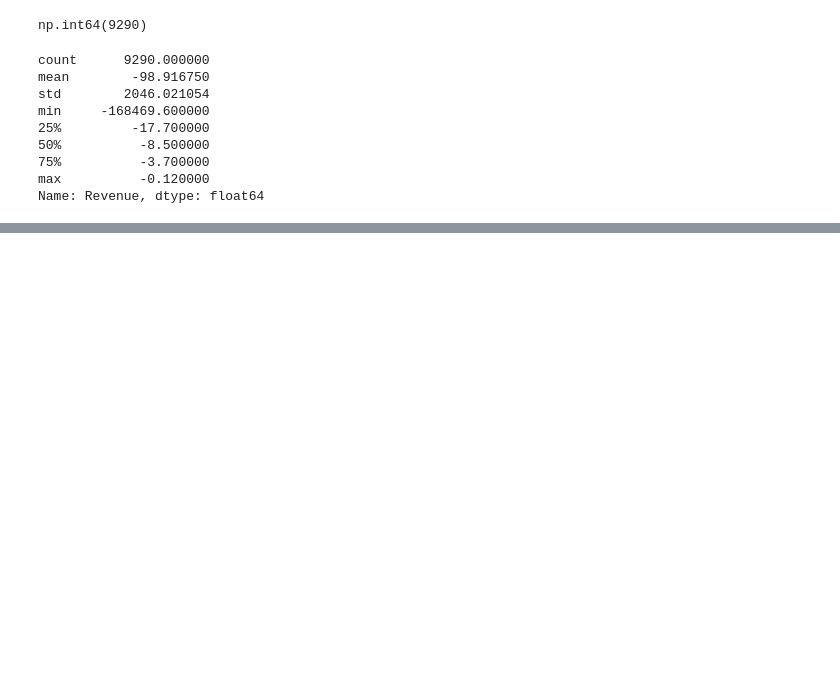
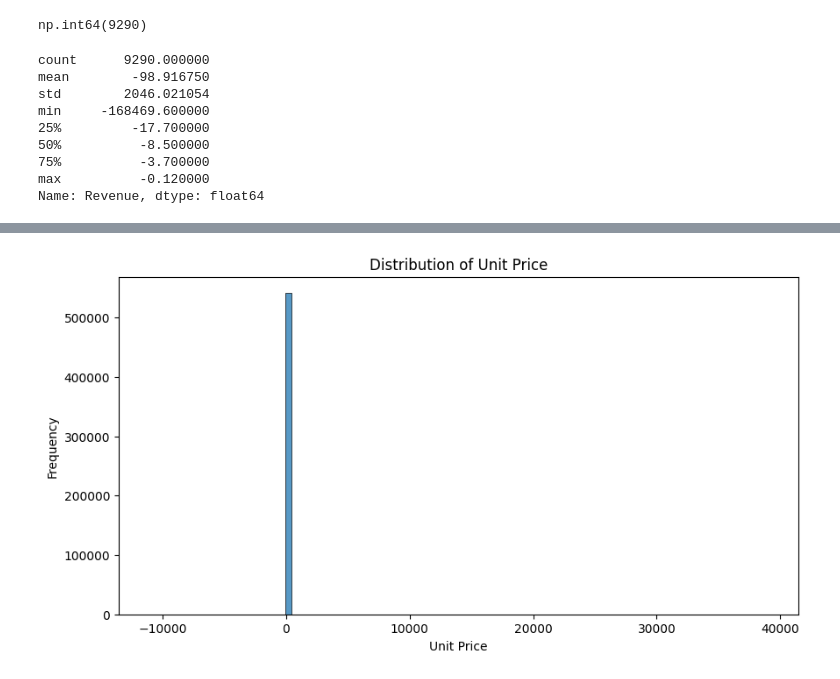
Before and after one commit to greeshavaishnavi09/E-Commerce_Customer_Segmentation, a Jupyter notebook: research/02_eda.ipynb, the cells around one changed output, grey strips where cells are left out. Cells and saved outputs as stored; diff of their text form; code cells hidden in the pictures; blank space fills up the shorter version.

```diff
--- a/research/02_eda.ipynb
+++ b/research/02_eda.ipynb
@@ -329,0 +350,16 @@ Name: Revenue, dtype: float64
+# %%
+# UnitPrice distribution (numerical data )
+
+# checking typical price range,skewness,extreme values ,non-positive prices
+
+plt.figure(figsize=(10, 5))
+
+sns.histplot(df["UnitPrice"], bins=100)
+
+plt.title("Distribution of Unit Price")
+plt.xlabel("Unit Price")
+plt.ylabel("Frequency")
+
+plt.show()
+# %% [output]
+[figure, added]
```
Also changed, not shown: parts of 24 cells of this notebook.
